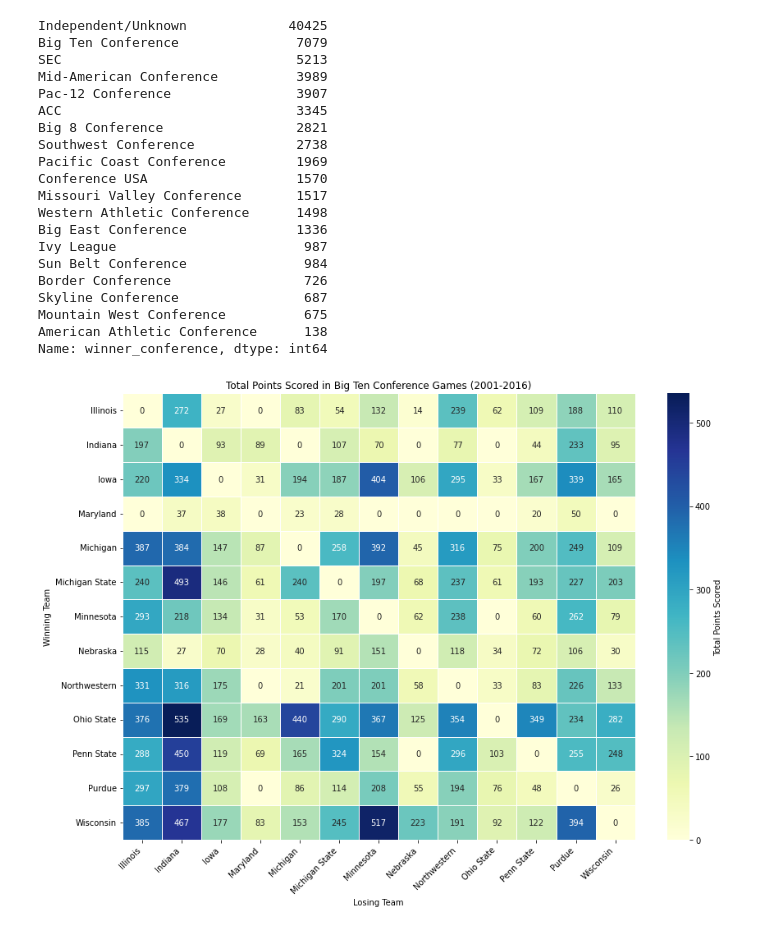
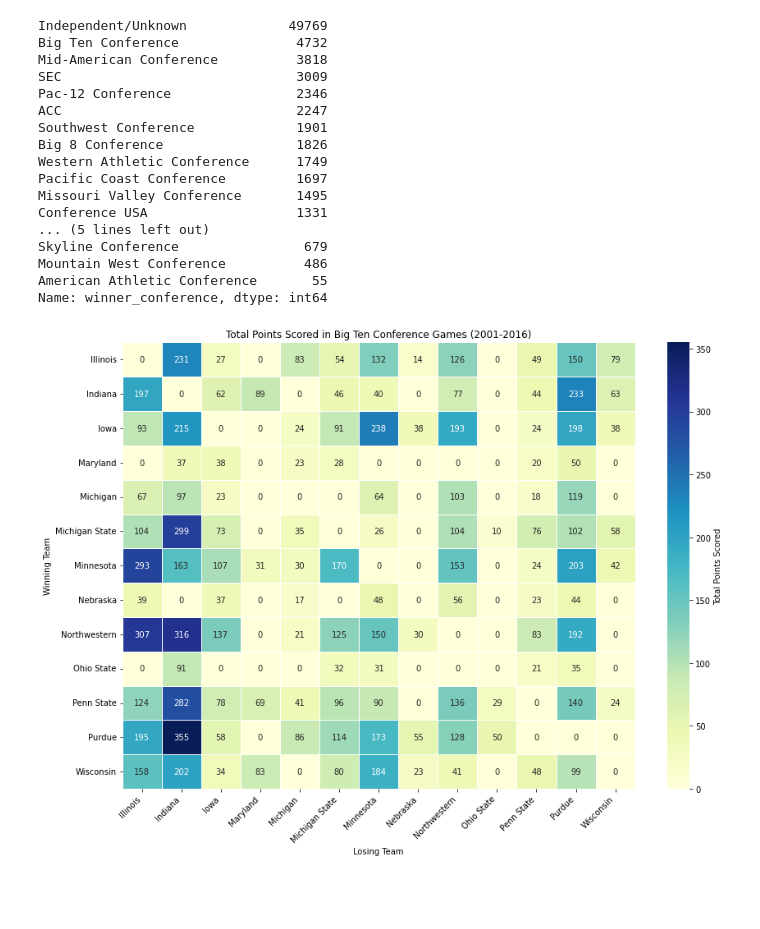
Before and after one commit to JSmith1826/cfb_conferences, a Jupyter notebook: workbook/depec/add_conf_to_game_data.ipynb, the cells around one changed output. Cells and saved outputs as stored; diff of their text form; code cells hidden in the pictures; blank space fills up the shorter version.

Commit message:
yearly summary issue with Big 12 fixed

```diff
--- a/workbook/depec/add_conf_to_game_data.ipynb
+++ b/workbook/depec/add_conf_to_game_data.ipynb
@@ -12,8 +12,8 @@ import matplotlib.pyplot as plt
 import seaborn as sns
 
 # Load Data
-conference_df = pd.read_csv('../data/yearly_conference_members.csv')
-games_df = pd.read_csv('../data/cfb_scores_all_years.csv')
+conference_df = pd.read_csv('C:/Users/Justin/Desktop/Project/cfb_conferences/data/yearly_conference_members.csv')
+games_df = pd.read_csv('C:/Users/Justin/Desktop/Project/cfb_conferences/data/cfb_scrape_raw.csv')
 
 # rename Unnamed: 0 to year in conference_df
 conference_df = conference_df.rename(columns={'Unnamed: 0': 'Year'})
@@ -53,8 +76,8 @@ for _, row in conference_df.iterrows():
             conference_lookup[(year, team)] = col
 
 # Use the adjusted function to assign conference for Winner and Loser
-games_df['winner_conference'] = games_df.apply(lambda row: get_conference_adjusted(row['Year'], row['Winner'], conference_lookup), axis=1)
-games_df['loser_conference'] = games_df.apply(lambda row: get_conference_adjusted(row['Year'], row['Loser'], conference_lookup), axis=1)
+games_df['winner_conference'] = games_df.apply(lambda row: get_conference_adjusted(row['Season'], row['Winner'], conference_lookup), axis=1)
+games_df['loser_conference'] = games_df.apply(lambda row: get_conference_adjusted(row['Season'], row['Loser'], conference_lookup), axis=1)
 
 # Classify games as Regular Season or Post Season based on Date
 games_df['Date'] = pd.to_datetime(games_df['Date'], errors='coerce')  # Convert the Date column to datetime format
@@ -142,8 +164,8 @@ def get_conference_adjusted(year, team_name, conference_lookup):
 games_df_new = games_df
 
 # Use the adjusted function to assign conference for Winner and Loser
-games_df_new['winner_conference'] = games_df_new.apply(lambda row: get_conference_adjusted(row['Year'], row['Winner'], conference_lookup), axis=1)
-games_df_new['loser_conference'] = games_df_new.apply(lambda row: get_conference_adjusted(row['Year'], row['Loser'], conference_lookup), axis=1)
+games_df_new['winner_conference'] = games_df_new.apply(lambda row: get_conference_adjusted(row['Season'], row['Winner'], conference_lookup), axis=1)
+games_df_new['loser_conference'] = games_df_new.apply(lambda row: get_conference_adjusted(row['Season'], row['Loser'], conference_lookup), axis=1)
 
 # Classify games as Regular Season or Post Season based on Date
 games_df_new['Date'] = pd.to_datetime(games_df_new['Date'], errors='coerce')  # Convert the Date column to datetime format
@@ -159,5 +181,5 @@ games_df_new['game_type'] = games_df_new.apply(lambda row: "Non-Conference" if r
 
 
 # Display the updated dataframe with the new columns
-games_df_new.sample(30)
+# games_df_new.sample(30)
 # %% [output]
@@ -210,25 +232,22 @@ games_df_new['winner_conference'].value_counts()
 # # # value count for loser_conference
 # games_df['loser_conference'].value_counts()
 # %% [output]
-Independent/Unknown             40425
-Big Ten Conference               7079
-SEC                              5213
-Mid-American Conference          3989
-Pac-12 Conference                3907
-ACC                              3345
-Big 8 Conference                 2821
-Southwest Conference             2738
-Pacific Coast Conference         1969
-Conference USA                   1570
-Missouri Valley Conference       1517
-Western Athletic Conference      1498
-Big East Conference              1336
-Ivy League                        987
-Sun Belt Conference               984
-Border Conference                 726
-Skyline Conference                687
-Mountain West Conference          675
-American Athletic Conference      138
+Independent/Unknown             49769
+Big Ten Conference               4732
+Mid-American Conference          3818
+SEC                              3009
+Pac-12 Conference                2346
+ACC                              2247
+Southwest Conference             1901
+Big 8 Conference                 1826
+Western Athletic Conference      1749
+Pacific Coast Conference         1697
+Missouri Valley Conference       1495
+Conference USA                   1331
+... (5 lines left out)
+Skyline Conference                679
+Mountain West Conference          486
+American Athletic Conference       55
 Name: winner_conference, dtype: int64
 # %%
 # save csv to data folder as game_info_v2
@@ -237,37 +256,37 @@ games_df_new.to_csv('../data/game_info_v2.csv', index=False)
 game_data = games_df_new
 
 # Filter data to only include games from 2011-2016, within the Big Ten Conference, and that are conference games
-big_ten_data = game_data[(game_data['Year'].between(2001, 2016)) &
+big_ten_data = game_data[(game_data['Season'].between(2001, 2016)) &
                          (game_data['winner_conference'] == 'Big Ten Conference') &
                           (game_data['loser_conference'] == 'Big Ten Conference') &
                          (game_data['game_type'] == 'Conference')]
 
 # Group by winner and loser to get sum of points scored
 points_scored_big_ten = big_ten_data.groupby(['Winner', 'Loser']).agg({'Pts': 'sum'}).reset_index()
 
 def plot_big_ten_heatmap(data):
     # Pivot the data for the heatmap
     heatmap_data = data.pivot('Winner', 'Loser', 'Pts')
     # Fill NaN with 0 and remove rows and columns that have only zeros
     heatmap_data = heatmap_data.fillna(0)
     heatmap_data = heatmap_data.loc[heatmap_data.sum(axis=1) > 0, heatmap_data.sum(axis=0) > 0]
 
     if heatmap_data.empty:
         print("No sufficient data available for the heatmap.")
         return
 
     plt.figure(figsize=(14, 10))
     sns.heatmap(heatmap_data, cmap="YlGnBu", linewidths=.5, annot=True, fmt=".0f", cbar_kws={'label': 'Total Points Scored'})
     plt.title('Total Points Scored in Big Ten Conference Games (2001-2016)')
     plt.ylabel('Winning Team')
     plt.xlabel('Losing Team')
     plt.xticks(rotation=45, ha='right')
     plt.yticks(rotation=0)
     plt.show()
 
 # Plot the heatmap for Big Ten Conference games from 2011-2016
 plot_big_ten_heatmap(points_scored_big_ten)
 # %% [output]
-[figure, old version]
+[figure, new version]
 # %%
 # Filter data to only include games from 2001-2016, within the Big Ten Conference, and that are conference games
```
Also changed, not shown: parts of 9 cells of this notebook, 7 other files.
